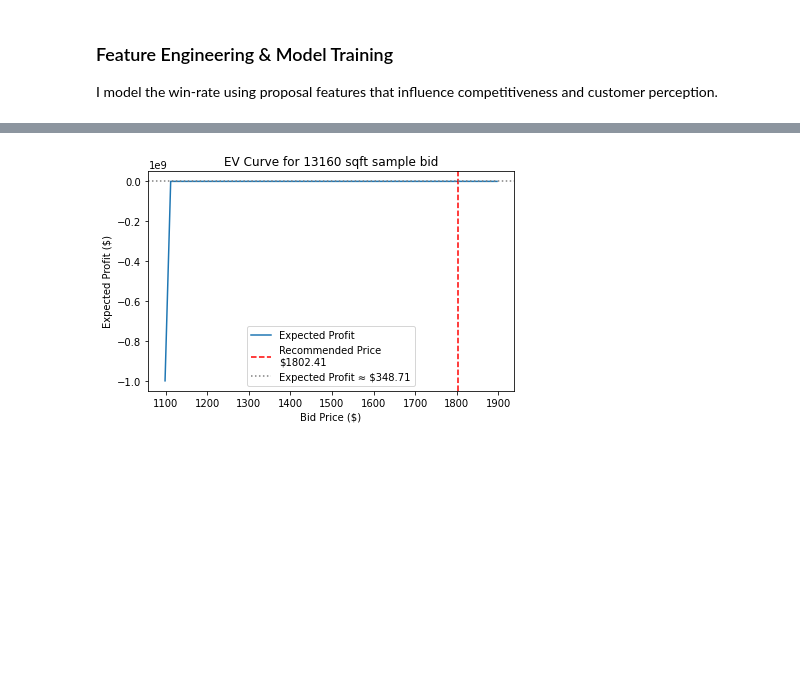
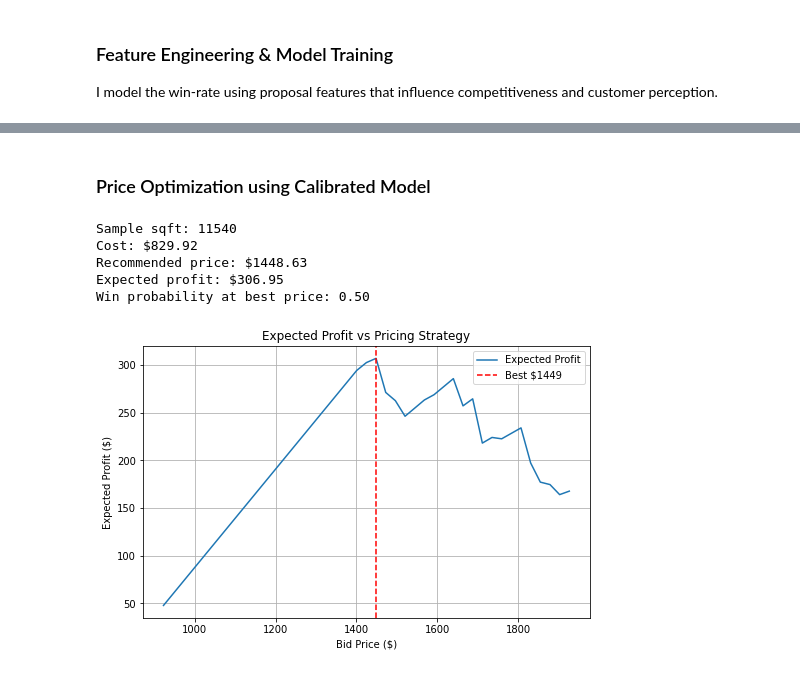
Before and after one commit to haticerdogan/pricingstrategy, a Jupyter notebook: prototype.ipynb, the cells around one changed output, grey strips where cells are left out. Cells and saved outputs as stored; diff of their text form; code cells hidden in the pictures; blank space fills up the shorter version.

```diff
--- a/prototype.ipynb
+++ b/prototype.ipynb
@@ -432,23 +381,16 @@ Recommended price: 1806.18 Expected profit: 350.35
-# %%
-# Expected profit grid for the sample bid
-sqft = int(sample['sqft'])
-cost = float(sample['cost'])
-price_grid = np.linspace(cost*1.10, cost*1.9, 60)  # start at 10% margin
-
-evs = [expected_profit(p, sqft, cost) for p in price_grid]
-best_idx = int(np.argmax(evs))
-best_price = price_grid[best_idx]
-best_ev = evs[best_idx]
-
-plt.figure(figsize=(6,4))
-plt.plot(price_grid, evs, label='Expected Profit')
-plt.axvline(best_price, color='red', linestyle='--', label=f'Recommended Price\n${best_price:.2f}')
-plt.axhline(best_ev, color='gray', linestyle=':', label=f'Expected Profit ≈ ${best_ev:.2f}')
-plt.xlabel('Bid Price ($)')
-plt.ylabel('Expected Profit ($)')
-plt.title(f'EV Curve for {sqft} sqft sample bid')
-plt.legend()
-plt.tight_layout()
-plt.show()
-# %% [output]
-[figure, removed]
+# %%
+# Pick a sample bid row to optimize price for
+sample = df.sample(1).iloc[0]
+
+sample_sqft = sample['sqft']
+sample_cost = sample['cost']
+
+# Create a clean feature template with all model features initialized to 0
+feature_template = {c: 0 for c in feature_cols}
+
+# Populate categorical + scope flags from the sample
+for c in feature_cols:
+    if c in sample.index:
+        feature_template[c] = sample[c]
+# %% [markdown]
+### Price Optimization using Calibrated Model
@@ -454,0 +466,27 @@ plt.show()
+# %%
+grid, EV_vals, best_price, best_EV, win_probs = optimize_price(
+    sample_sqft, sample_cost, cal, scaler, feature_template, min_win_prob=0.15
+)
+
+print(f"Sample sqft: {sample_sqft:.0f}")
+print(f"Cost: ${sample_cost:.2f}")
+print(f"Recommended price: ${best_price:.2f}")
+print(f"Expected profit: ${best_EV:.2f}")
+print(f"Win probability at best price: {win_probs[np.argmax(EV_vals)]:.2f}")
+
+plt.figure(figsize=(8,5))
+plt.plot(grid, EV_vals, label="Expected Profit")
+plt.axvline(best_price, linestyle="--", color="red", label=f"Best ${best_price:.0f}")
+plt.xlabel("Bid Price ($)")
+plt.ylabel("Expected Profit ($)")
+plt.title("Expected Profit vs Pricing Strategy")
+plt.legend()
+plt.grid(True)
+plt.show()
+# %% [output]
+Sample sqft: 11540
+Cost: $829.92
+Recommended price: $1448.63
+Expected profit: $306.95
+Win probability at best price: 0.50
+[figure, added]
```
Also changed, not shown: parts of 14 cells of this notebook, 1 other file.
